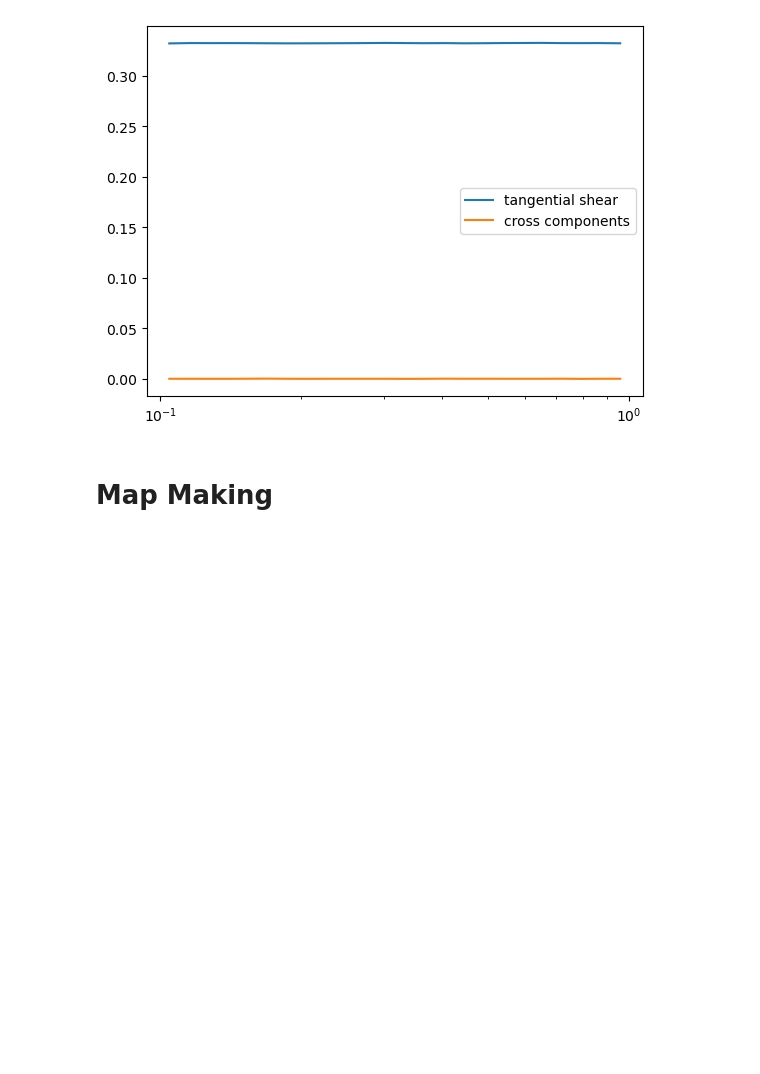
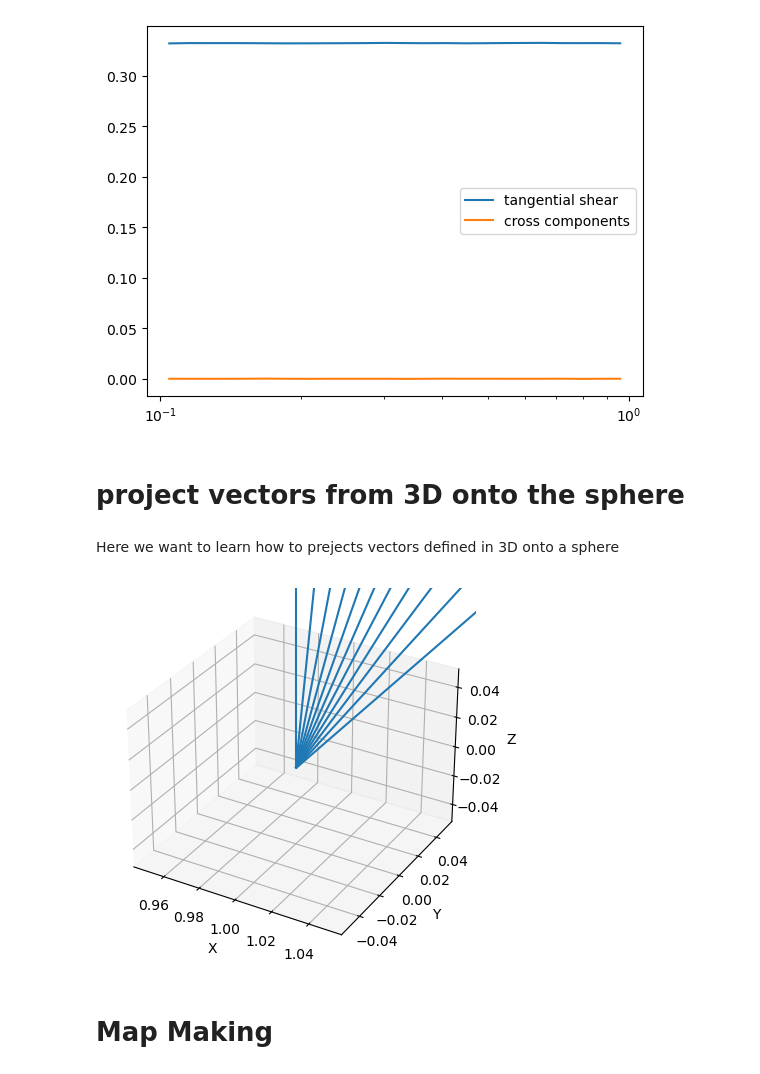
Before and after one commit to mgatti29/IA_halos, a Jupyter notebook: notebooks/intro_WL_IA.ipynb, the cells around one changed output. Drawn from its saved outputs; the diff is of its cells as text; code cells hidden in the pictures; blank space fills up the shorter version.

```diff
--- a/notebooks/intro_WL_IA.ipynb
+++ b/notebooks/intro_WL_IA.ipynb
@@ -259,3 +263,7 @@ plt.legend()
 [figure]
 <matplotlib.legend.Legend at 0x...>
 [figure]
+# %% [markdown]
+# project vectors from 3D onto the sphere
+# %% [markdown]
+Here we want to learn how to prejects vectors defined in 3D onto a sphere
@@ -262,3 +275,48 @@ plt.legend()
+# %%
+'''
+Let's play a bit. Let's define 'coords' as the coordinates of our galaxy.
+Let's assume (0,0,0) to be where the observer is located. Let's assume 'major' to specify the
+3D vector.
+
+'''
+
+coords = np.array([[1,0,0]]) # the galaxy is on the x-axis.
+
+# Create a figure and axis
+fig = plt.figure()
+ax = fig.add_subplot(111, projection='3d')
+
+phis = []
+# let's rotate the orientation of the galaxy around the x-axis
+for x in range(11):
+
+    # this basically says that my orientation of the vector starts from (0,1,0)
+    # ( so aligned with the y axis!) and rotates until it's oriented with the z-axis
+    # (so (0,0,1)). It's a 90 degrees rotation.
+    major = np.array([[0,np.cos(x/10*np.pi/2.),np.sin(x/10*np.pi/2.)]])
+
+    # Now project onto the plane perpendicular to the line of sight
+    # Along with this projection, we will the get vertical and horizontal axes of that plane
+    # where vertical is the projection of the North Celestial Pole (NCP) and the horizontal is West
+
+    projected_axes, north, west =  project_alignments_with_NCP( major, coords )
+
+    # Finally, now that we have projected, our 2D orientation can be represented simply
+    # as the position angle taken counterclockwise with
+    # respect to the NCP
+    phi = get_position_angle(projected_axes)
+    ax.quiver(coords[0][0], coords[0][1], coords[0][2], major[0][0], major[0][1], major[0][2])
+
+
+   # print (phi)
+# Set the axes labels
+ax.set_xlabel('X')
+ax.set_ylabel('Y')
+ax.set_zlabel('Z')
+
+plt.show()
+# %% [output]
+[figure, added]
 # %% [markdown]
 # Map Making
 # %% [markdown]
```
Also changed, not shown: parts of 18 cells of this notebook, 3 other files.
